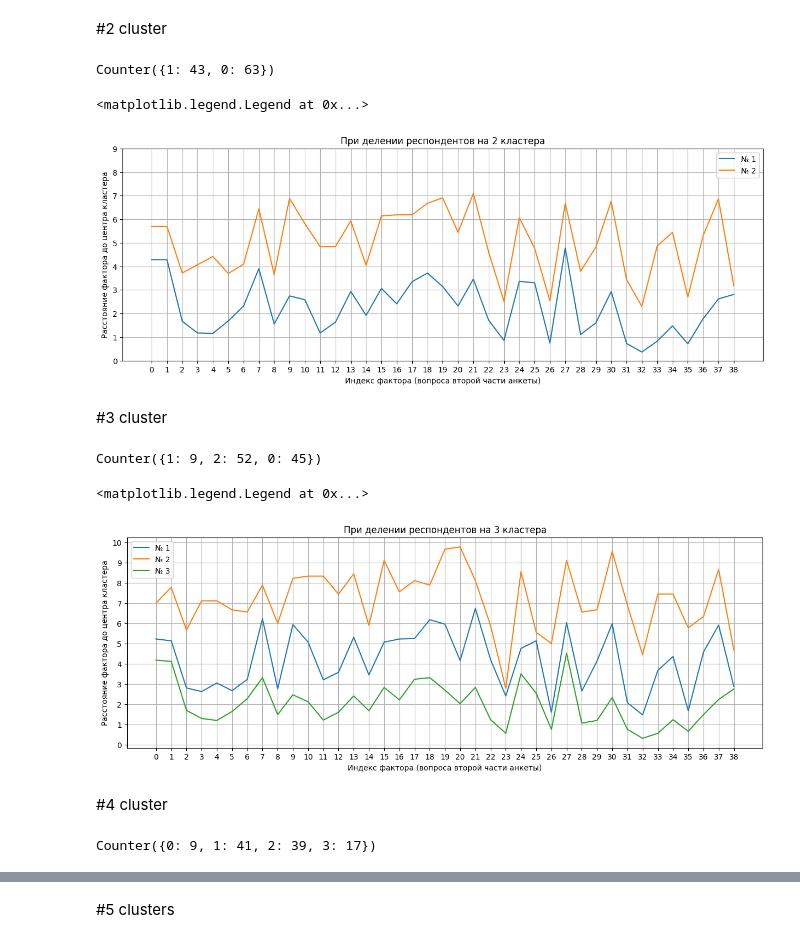
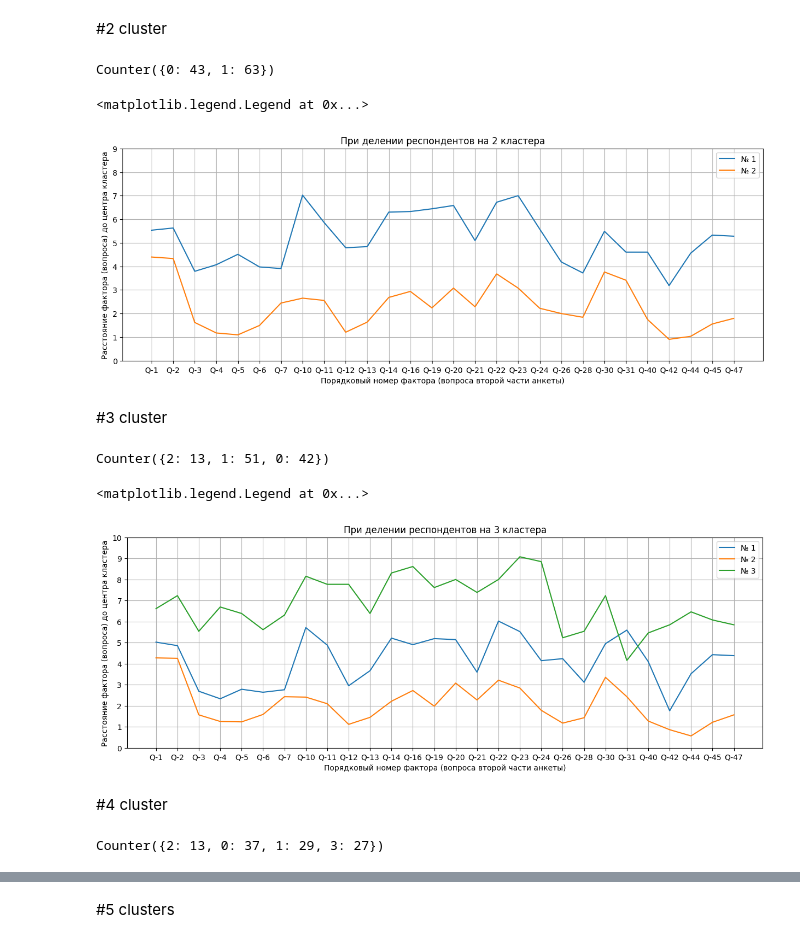
Before and after one commit to Viktory4121/Diploma, a Jupyter notebook: cluster.ipynb, the cells around one changed output, grey strips where cells are left out. Saved outputs shown, nothing was run; the diff lists cells and outputs as text; code cells hidden in the pictures.

```diff
--- a/cluster.ipynb
+++ b/cluster.ipynb
@@ -44,6 +44,7 @@ pdata
 106 rows × 54 columns
 # %%
 #таблица с ответами только из 2й части анкеты (52 СТОЛБЦА)
-x = np.array(pdata[pdata.columns[1:53]].copy())
+#x = np.array(pdata[pdata.columns[1:53]].copy())
+x = pdata[pdata.columns[1:53]].copy()
 x
 # %% [output]
@@ -57,5 +63,0 @@ array([[ 6,  6,  6, ..., 10,  2,  2],
-# %%
-#удаление 13 значимых и малозначимых вопросов из выборки под индексами: [16,17,20,27,28,31,34,36,37,38,47,49,50]
-#39 столбцов стало
-x = np.delete(x, [16,17,20,27,28,31,34,36,37,38,47,49,50], 1)
-x
@@ -74,3 +68,16 @@ name_col = ['Q-1', 'Q-2', 'Q-3', 'Q-4', 'Q-5', 'Q-6', 'Q-7', 'Q-8', 'Q-9', 'Q-10
             'Q-31', 'Q-32', 'Q-33', 'Q-34', 'Q-35', 'Q-36', 'Q-37', 'Q-38', 'Q-39', 'Q-40',
             'Q-41', 'Q-42', 'Q-43', 'Q-44', 'Q-45', 'Q-46', 'Q-47', 'Q-48', 'Q-49', 'Q-50',
             'Q-51', 'Q-52']
+# %%
+#удаление 13 значимых и малозначимых вопросов из выборки под индексами: [16,17,20,27,28,31,34,36,37,38,47,49,50]
+#39 столбцов стало
+#и ещё удаляем вопросы... осталось 28
+
+#x = np.delete(x, [7,8,14,16,17,24,26,28,31,32,
+#                  33,34,35,36,37,38,40,42,45,47,48,49,50,51], 1)
+
+#если х - датафрейм
+x.columns = name_col
+x = x.drop(['Q-8', 'Q-9', 'Q-15', 'Q-17', 'Q-18', 'Q-25', 'Q-27', 'Q-29', 'Q-32', 'Q-33',
+ 'Q-34', 'Q-35', 'Q-36', 'Q-37', 'Q-38', 'Q-39', 'Q-41', 'Q-43', 'Q-46', 'Q-48', 'Q-49', 'Q-50', 'Q-51', 'Q-52'], axis=1)
+x
@@ -108,31 +129,31 @@ predict_2cl = kmeans_2.predict(x)
 #количество людей в каждом кластере (отсчёт кластеров с 0)
 Counter(predict_2cl)
 # %% [output]
-Counter({1: 43, 0: 63})
+Counter({0: 43, 1: 63})
 # %%
 K = plt.figure()
 K.set_figwidth(15)
 K.set_figheight(5)
 
-plt.plot(kmeans_2.cluster_centers_[0])
-plt.plot(kmeans_2.cluster_centers_[1])
+plt.plot(list(x.columns), kmeans_2.cluster_centers_[0])
+plt.plot(list(x.columns), kmeans_2.cluster_centers_[1])
 
 #[xmin, xmax, ymin, ymax]
 #plt.axis([0, 52, 0, 9])
-plt.xticks(range(len(x[0])))
+#plt.xticks(range(len(x[0])))
 plt.yticks(range(10))
 
 plt.grid(True)
 plt.title('При делении респондентов на 2 кластера')
-plt.xlabel('Индекс фактора (вопроса второй части анкеты)')
-plt.ylabel('Расстояние фактора до центра кластера')
+plt.xlabel('Порядковый номер фактора (вопроса второй части анкеты)')
+plt.ylabel('Расстояние фактора (вопроса) до центра кластера')
 plt.legend(['№ 1', '№ 2'])
 
 #1 cluster (index) - 7,9,21,22,24,28,31,33,36,40,47-49
 #2 cluster - 0-1,7,28,33,36,47
 # %% [output]
 <matplotlib.legend.Legend at 0x...>
-[figure, old version]
+[figure, new version]
 # %% [markdown]
 #3 cluster
 # %%
@@ -145,33 +166,33 @@ predict_3cl = kmeans_3.predict(x)
 #количество людей в каждом кластере (отсчёт кластеров с 0)
 Counter(predict_3cl)
 # %% [output]
-Counter({1: 9, 2: 52, 0: 45})
+Counter({2: 13, 1: 51, 0: 42})
 # %%
 K = plt.figure()
 K.set_figwidth(15)
 K.set_figheight(5)
 
-plt.plot(kmeans_3.cluster_centers_[0])
-plt.plot(kmeans_3.cluster_centers_[1])
-plt.plot(kmeans_3.cluster_centers_[2])
+plt.plot(list(x.columns), kmeans_3.cluster_centers_[0])
+plt.plot(list(x.columns), kmeans_3.cluster_centers_[1])
+plt.plot(list(x.columns), kmeans_3.cluster_centers_[2])
 
 #[xmin, xmax, ymin, ymax]
 #plt.axis([0, 52, 0, 10])
-plt.xticks(range(len(x[0])))
+#plt.xticks(range(len(x[0])))
 plt.yticks(range(11))
 
 plt.grid(True)
 plt.title('При делении респондентов на 3 кластера')
-plt.xlabel('Индекс фактора (вопроса второй части анкеты)')
-plt.ylabel('Расстояние фактора до центра кластера')
+plt.xlabel('Порядковый номер фактора (вопроса второй части анкеты)')
+plt.ylabel('Расстояние фактора (вопроса) до центра кластера')
 plt.legend(['№ 1', '№ 2', '№ 3'])
 
 #1 - 0-1,7,16,28,33,36,47
 #2 - 7,9,21,24,28,33,36,40,44,47-49
 #3 - 15,22-23,28-29,31,33,36,40,47-49
 # %% [output]
 <matplotlib.legend.Legend at 0x...>
-[figure, old version]
+[figure, new version]
 # %% [markdown]
 #4 cluster
 # %%
@@ -184,7 +205,7 @@ predict_4cl = kmeans_4.predict(x)
 #количество людей в каждом кластере (отсчёт кластеров с 0)
 Counter(predict_4cl)
 # %% [output]
-Counter({0: 9, 1: 41, 2: 39, 3: 17})
+Counter({2: 13, 0: 37, 1: 29, 3: 27})
 # %%
 K = plt.figure()
 K.set_figwidth(15)
```
Also changed, not shown: parts of 10 cells of this notebook.
